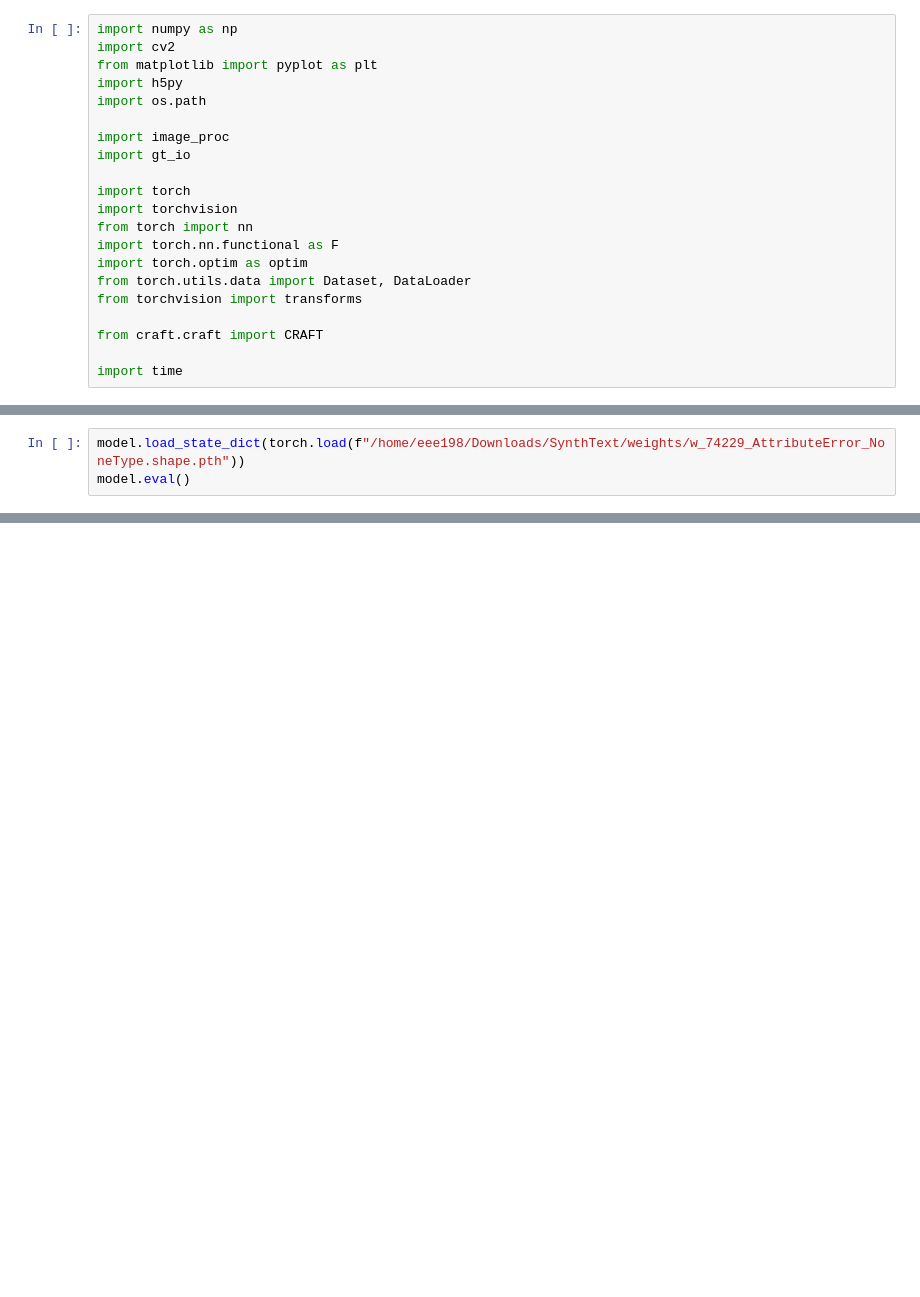
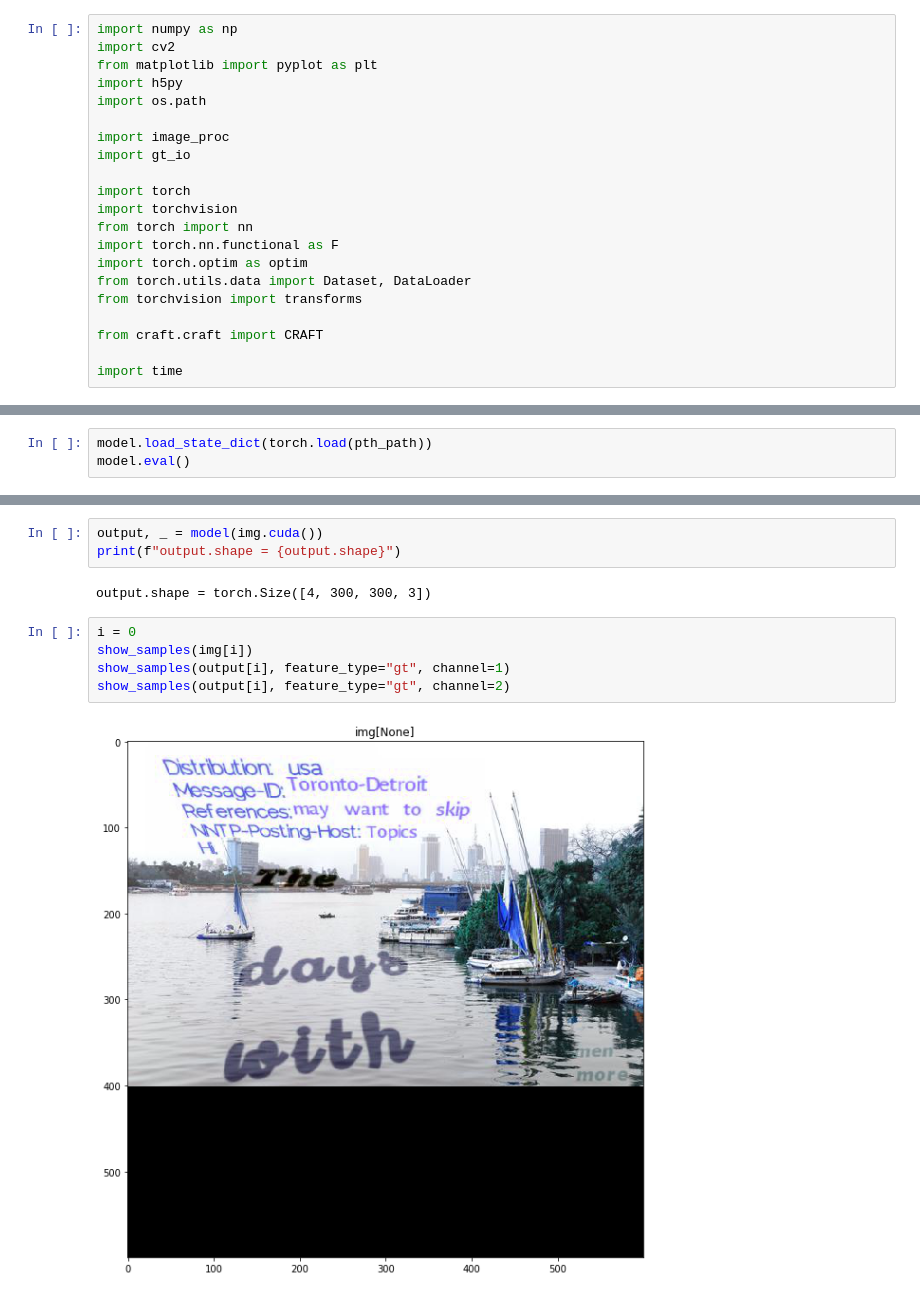
Before and after one commit to aerjayc/asstr, a Jupyter notebook: train_detector.ipynb, the cells around one changed output, grey strips where cells are left out. Cells and saved outputs as stored; diff of their text form; blank space fills up the shorter version.

```diff
--- a/train_detector.ipynb
+++ b/train_detector.ipynb
@@ -155,0 +309,3 @@ dataloader = DataLoader(train, batch_size=4, shuffle=True, collate_fn=image_proc
+# %%
+model.load_state_dict(torch.load(pth_path))
+model.eval()
@@ -272,3 +341,0 @@ torch.save(model.state_dict(), f"/home/eee198/Downloads/SynthText/weights/w_{i}_
-# %%
-model.load_state_dict(torch.load(f"/home/eee198/Downloads/SynthText/weights/w_74229_AttributeError_NoneType.shape.pth"))
-model.eval()
@@ -292,0 +377,12 @@ CRAFT(
+# %%
+output, _ = model(img.cuda())
+print(f"output.shape = {output.shape}")
+# %% [output]
+output.shape = torch.Size([4, 300, 300, 3])
+# %%
+i = 0
+show_samples(img[i])
+show_samples(output[i], feature_type="gt", channel=1)
+show_samples(output[i], feature_type="gt", channel=2)
+# %% [output]
+[figure, added]
```
Also changed, not shown: parts of 15 cells of this notebook.
